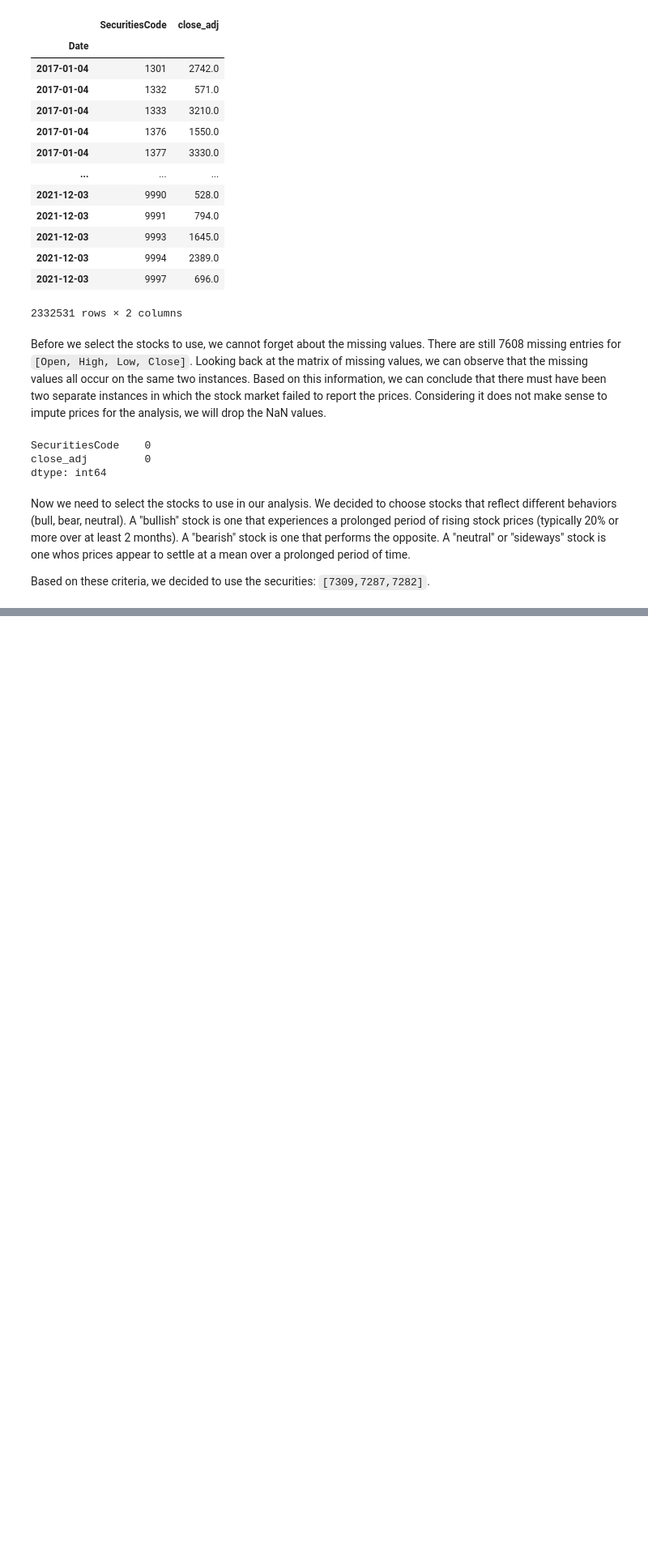
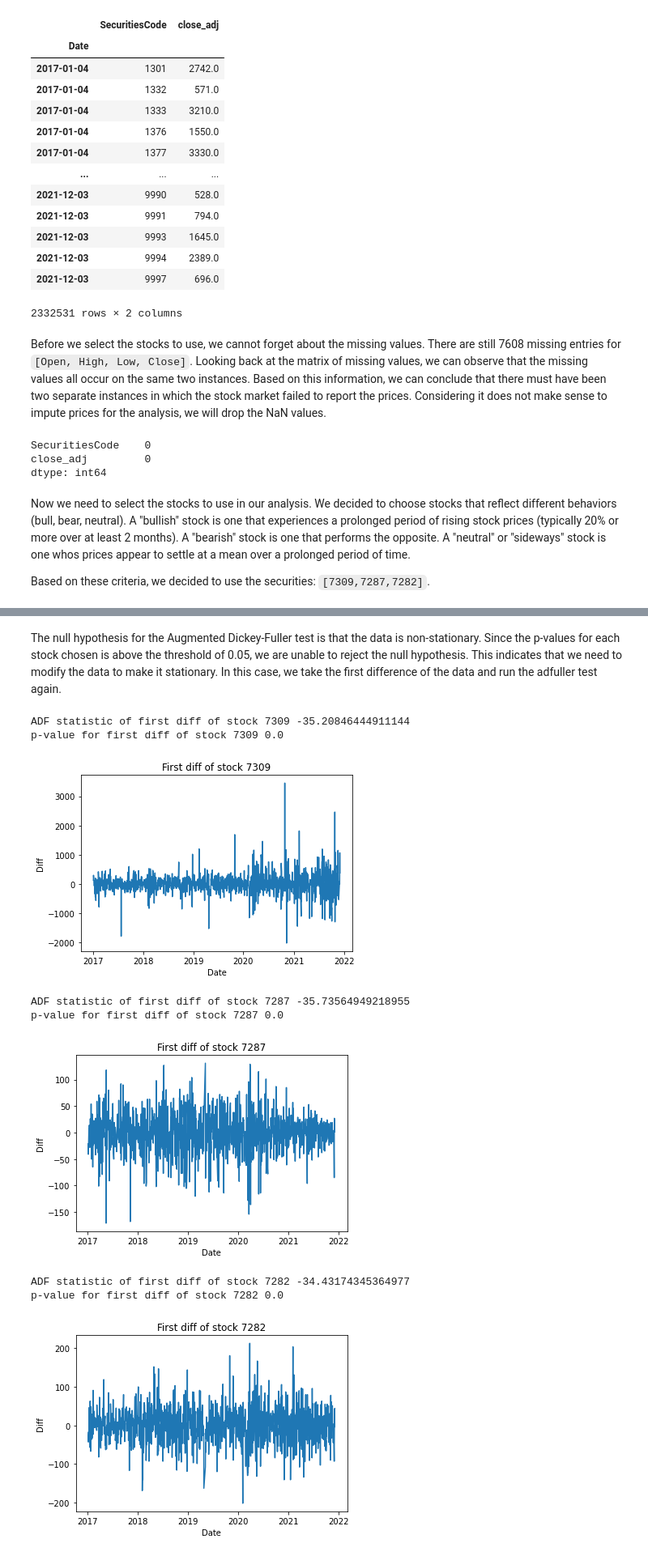
Before and after one commit to leeked/JPX-IntroDS, a Jupyter notebook: anime_country_stonks.ipynb, the cells around one changed output, grey strips where cells are left out. Shown at 81% size. Cells and saved outputs as stored; diff of their text form; code cells hidden in the pictures; blank space fills up the shorter version.

```diff
--- a/anime_country_stonks.ipynb
+++ b/anime_country_stonks.ipynb
@@ -204,0 +222,5 @@ Based on these criteria, we decided to use the securities: `[7309,7287,7282]`.
+# %%
+from statsmodels.tsa.stattools import adfuller
+for sample_stock in sample_stocks:
+      result = adfuller(df[(df["SecuritiesCode"] == sample_stock)]["close_adj"])
+      print("p-value for stock {}: {}\n".format(sample_stock,result[1]))
@@ -204,0 +233,25 @@ Based on these criteria, we decided to use the securities: `[7309,7287,7282]`.
+# %% [markdown]
+The null hypothesis for the Augmented Dickey-Fuller test is that the data is non-stationary. Since the p-values for each stock chosen is above the threshold of 0.05, we are unable to reject the null hypothesis. This indicates that we need to modify the data to make it stationary. In this case, we take the first difference of the data and run the adfuller test again.
+# %%
+#First Diff
+for sample_stock in sample_stocks:
+
+    df_sample = df[(df["SecuritiesCode"] == sample_stock)]["close_adj"].diff().dropna()
+    result = adfuller(df_sample)
+    print("ADF statistic of first diff of stock {}".format(sample_stock), result[0])
+    print("p-value for first diff of stock {}".format(sample_stock), result[1])
+    plt.plot(df_sample)
+    plt.title("First diff of stock {}".format(sample_stock))
+    plt.ylabel("Diff")
+    plt.xlabel("Date")
+    plt.show()
+# %% [output]
+ADF statistic of first diff of stock 7309 -35.20846444911144
+p-value for first diff of stock 7309 0.0
+[figure, added]
+ADF statistic of first diff of stock 7287 -35.73564949218955
+p-value for first diff of stock 7287 0.0
+[figure, added]
+ADF statistic of first diff of stock 7282 -34.43174345364977
+p-value for first diff of stock 7282 0.0
+[figure, added]
```
Also changed, not shown: parts of 7 cells of this notebook.
